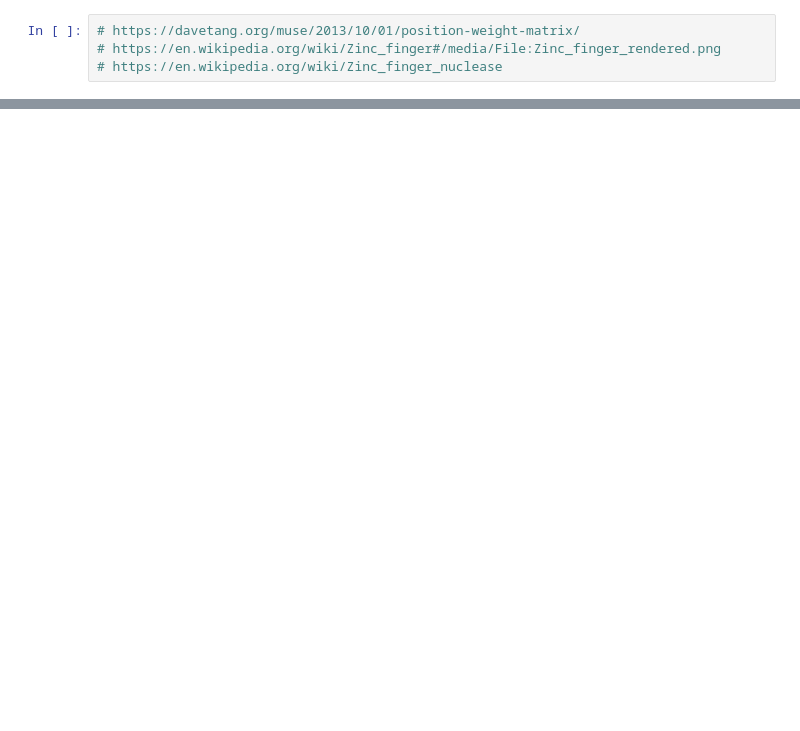
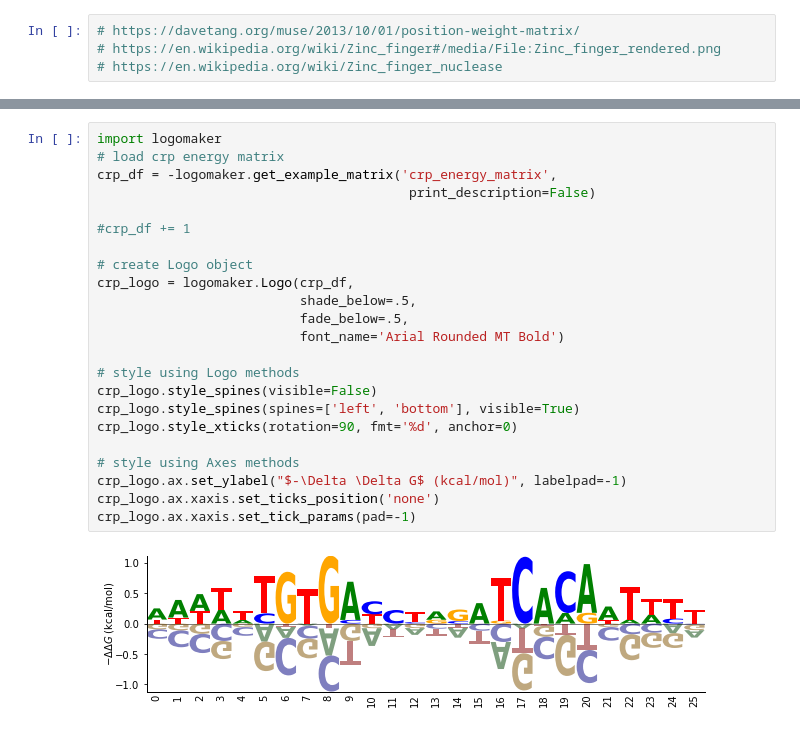
Before and after one commit to tonyreina/zincfingers, a Jupyter notebook: zinc_finger.ipynb, the cells around one changed output, grey strips where cells are left out. Cells and saved outputs as stored; diff of their text form; blank space fills up the shorter version.

```diff
--- a/zinc_finger.ipynb
+++ b/zinc_finger.ipynb
@@ -685,0 +761,25 @@ array([[ 0.5,  3.7, -3.2, -3.2, -3.2, -5.7],
+# %%
+import logomaker
+# load crp energy matrix
+crp_df = -logomaker.get_example_matrix('crp_energy_matrix',
+                                        print_description=False)
+
+#crp_df += 1
+
+# create Logo object
+crp_logo = logomaker.Logo(crp_df,
+                          shade_below=.5,
+                          fade_below=.5,
+                          font_name='Arial Rounded MT Bold')
+
+# style using Logo methods
+crp_logo.style_spines(visible=False)
+crp_logo.style_spines(spines=['left', 'bottom'], visible=True)
+crp_logo.style_xticks(rotation=90, fmt='%d', anchor=0)
+
+# style using Axes methods
+crp_logo.ax.set_ylabel("$-\Delta \Delta G$ (kcal/mol)", labelpad=-1)
+crp_logo.ax.xaxis.set_ticks_position('none')
+crp_logo.ax.xaxis.set_tick_params(pad=-1)
+# %% [output]
+[figure, added]
```
Also changed, not shown: parts of 73 cells of this notebook.
